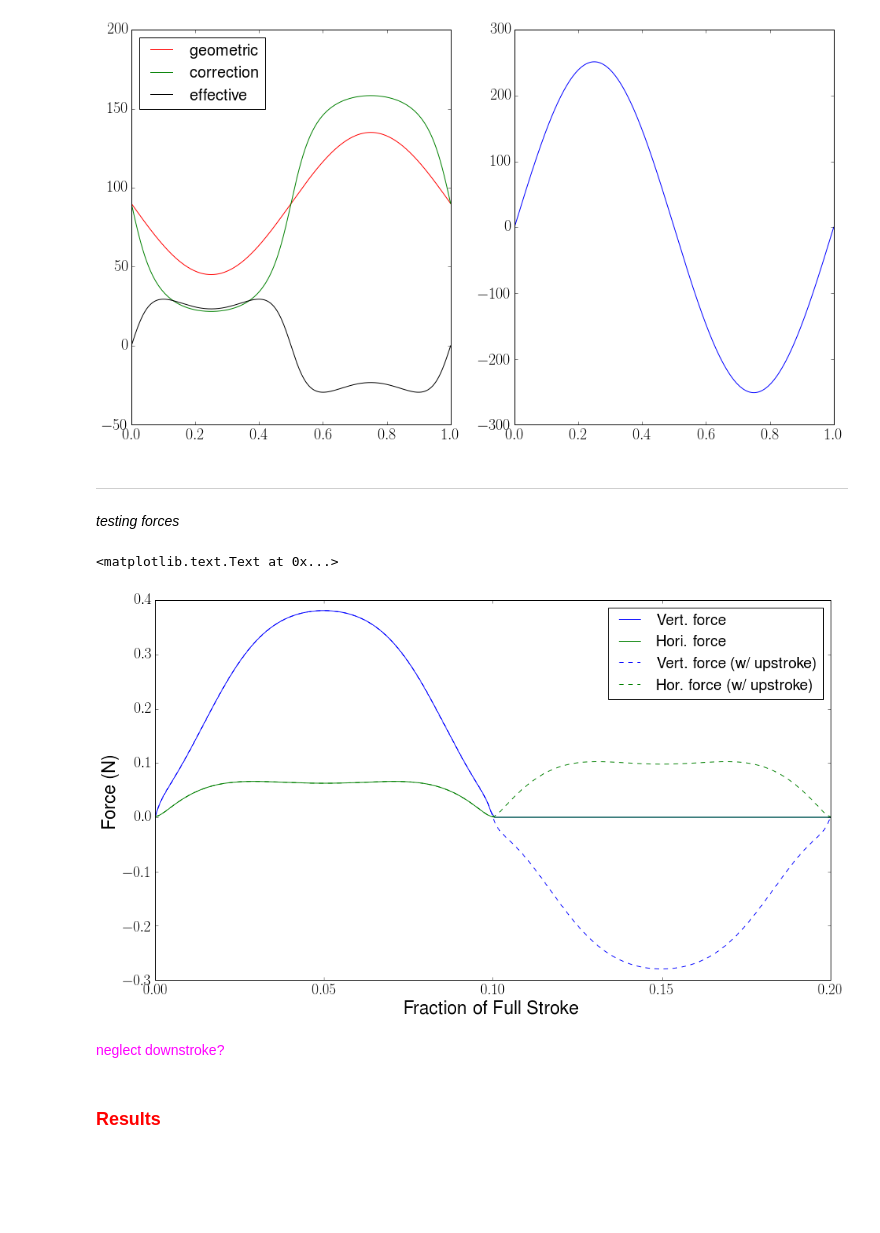
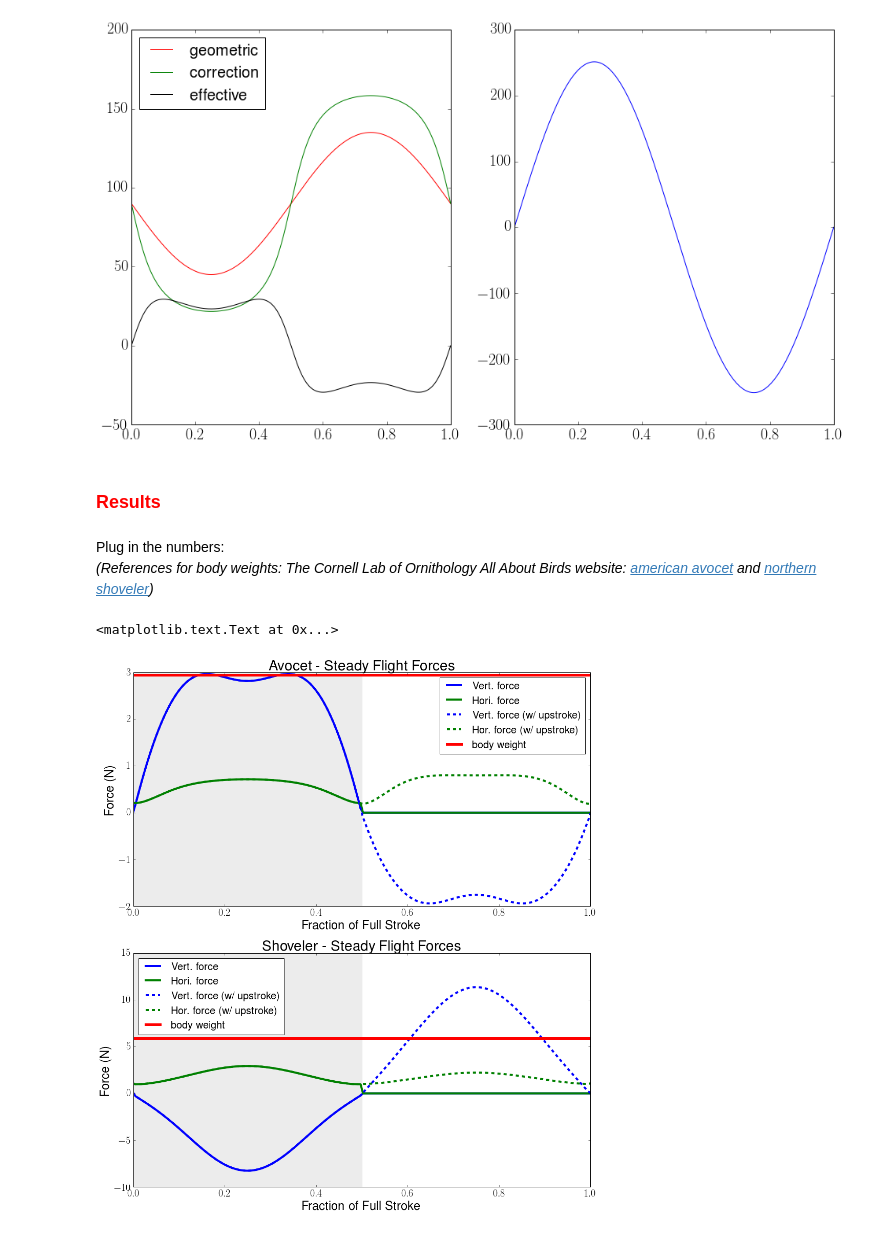
Before and after one commit to Ravirajadrangi/Biomechanics-of-Flight., a Jupyter notebook: dynamics/QS.ipynb, the cells around one changed output. Cells and saved outputs as stored; diff of their text form; code cells hidden in the pictures; blank space fills up the shorter version.

Commit message:
done QS. added body weights in results

```diff
--- a/dynamics/QS.ipynb
+++ b/dynamics/QS.ipynb
@@ -179,8 +167,13 @@ Do the computation in one full stroke (downstroke plus upstroke).
 #--- 200 time steps
 time_elapse = np.linspace(0.,1.,200)
 
-wing_w = float(sho_df['w_f']) * u.Hz
-wing_a = float(sho_df['w_a']) * u.cm
+wing_fre = float(sho_df['w_f']) * u.Hz
+wing_amp = float(sho_df['w_a']) * u.cm
+body_v_sho = float(sho_df['vx_sf']) * u.cm/u.s
+body_v_avo = float(avo_df['vx_sf']) * u.cm/u.s
+
+wing_a = 15. * u.cm
+wing_r = 35. * u.cm
 # %%
 exec(open('../codes/qs.py').read())
 # %% [markdown]
@@ -236,25 +230,50 @@ plt.plot(tt,wing_v)
 # %% [output]
 [<matplotlib.lines.Line2D at 0x...>]
 [figure]
-# %% [markdown]
----
-*testing forces*
-# %%
-test = QS(5.*u.Hz,20.*u.cm,15*u.cm,35*u.cm,body_v=50*u.cm/u.s)
-test_cl = test.lift_drag_coeff()[0]
-time = test.time_step
-test_fl,test_fd, t_fl, t_fd = test.transl_forces()
-
-plt.figure(figsize=(16,9))
-plt.plot(time,test_fl,'b',label='Vert. force')
-plt.plot(time,test_fd,'g',label='Hori. force')
-plt.plot(time,t_fl,'b--',label='Vert. force (w/ upstroke)')
-plt.plot(time,t_fd,'g--',label='Hor. force (w/ upstroke)')
-plt.legend(); plt.xlabel('Fraction of Full Stroke'); plt.ylabel('Force (N)')
-# %% [output]
-<matplotlib.text.Text at 0x...>
-[figure, removed]
-# %% [markdown]
-<font color="magenta">neglect downstroke?</font>
 # %% [markdown]
 ### <font color="red">Results</font>
+# %% [markdown]
+Plug in the numbers:
+<br>
+_(References for body weights: The Cornell Lab of Ornithology All About Birds website: [american avocet](https://www.allaboutbirds.org/guide/American_Avocet/lifehistory) and [northern shoveler](https://www.allaboutbirds.org/guide/Northern_Shoveler/lifehistory))_
+# %%
+## two birds
+sho = QS(wing_fre,wing_amp,wing_a,wing_r,body_v_sho)
+avo = QS(wing_fre,wing_amp,wing_a,wing_r,body_v_avo)
+
+### body weights
+sho_w = 0.6 * 9.8 # 600 g
+avo_w = 0.3 * 9.8 # 300 g
+
+## plotting
+plt.figure(figsize=(16,18))
+### avocet
+plt.subplot(211)
+t_avo = np.linspace(0,1,len(avo.time_step))
+avo_fv,avo_fh,avo_fv_f,avo_fh_f = avo.transl_forces()
+
+plt.plot(t_avo,avo_fv,'b',label='Vert. force',lw=4)
+plt.plot(t_avo,avo_fh,'g',label='Hori. force',lw=4)
+plt.plot(t_avo,avo_fv_f,'b--',label='Vert. force (w/ upstroke)',lw=4)
+plt.plot(t_avo,avo_fh_f,'g--',label='Hor. force (w/ upstroke)',lw=4)
+plt.plot([0,1],[avo_w]*2,'r',label='body weight',lw=5)
+plt.axvspan(0, 0.5, alpha=0.15, color='grey')
+plt.title('Avocet - Steady Flight Forces')
+plt.legend(); plt.xlabel('Fraction of Full Stroke'); plt.ylabel('Force (N)')
+
+### shoveler
+plt.subplot(212)
+t_sho = np.linspace(0,1,len(sho.time_step))
+sho_fv,sho_fh,sho_fv_f,sho_fh_f = sho.transl_forces()
+
+plt.plot(t_sho,sho_fv,'b',label='Vert. force',lw=4)
+plt.plot(t_sho,sho_fh,'g',label='Hori. force',lw=4)
+plt.plot(t_sho,sho_fv_f,'b--',label='Vert. force (w/ upstroke)',lw=4)
+plt.plot(t_sho,sho_fh_f,'g--',label='Hor. force (w/ upstroke)',lw=4)
+plt.plot([0,1],[sho_w]*2,'r',label='body weight',lw=5)
+plt.axvspan(0, 0.5, alpha=0.15, color='grey')
+plt.title('Shoveler - Steady Flight Forces')
+plt.legend(loc='upper left'); plt.xlabel('Fraction of Full Stroke'); plt.ylabel('Force (N)')
+# %% [output]
+<matplotlib.text.Text at 0x...>
+[figure, added]
```
Also changed, not shown: parts of 5 cells of this notebook, 1 other file.
